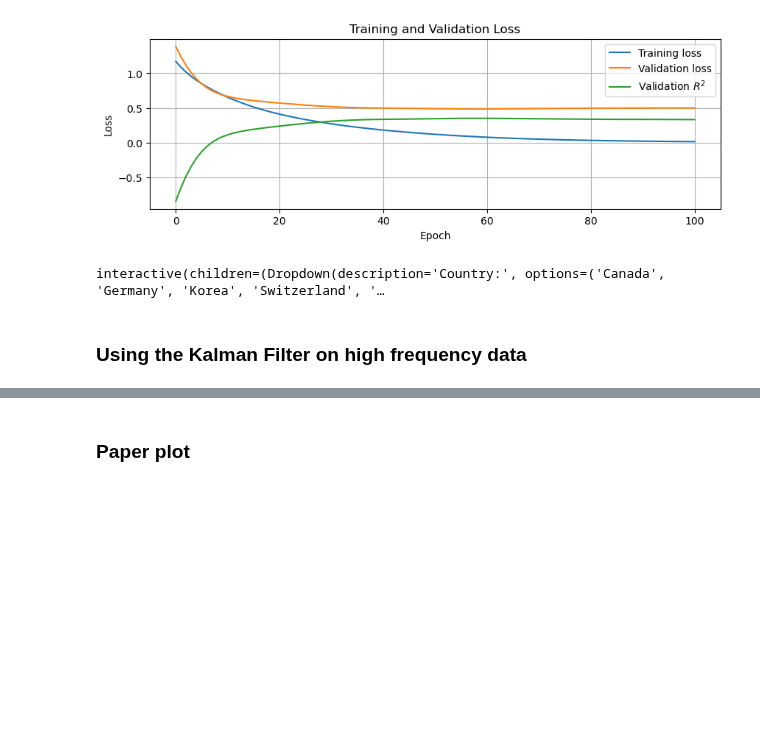
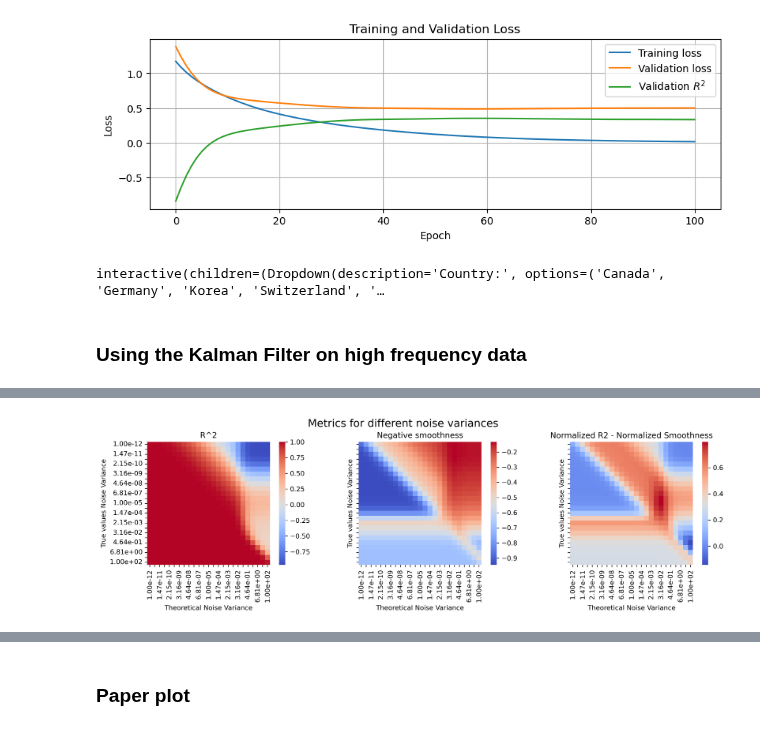
Before and after one commit to theS3b/Smoothing-Techniques-for-Predicting-High-Frequency-Time-Series, a Jupyter notebook: Kalman Filter on % GDP diff, with & without including real values.ipynb, the cells around one changed output, grey strips where cells are left out. Drawn from its saved outputs; the diff is of its cells as text; code cells hidden in the pictures; blank space fills up the shorter version.

```diff
--- a/Kalman Filter on % GDP diff, with & without including real values.ipynb
+++ b/Kalman Filter on % GDP diff, with & without including real values.ipynb
@@ -291,0 +279,42 @@ interactive(children=(Dropdown(description='Country:', options=('Canada', 'Germa
+# %%
+# combination of both
+normalized_r2s = (r2s - r2s.min()) / (r2s.max() - r2s.min())
+normalized_smoothness_losses = (smoothness_losses - smoothness_losses.min()) / (smoothness_losses.max() - smoothness_losses.min())
+optimal_metric = normalized_r2s - normalized_smoothness_losses
+
+def noise_variance_heatmap(r2s, smoothness_losses, optimal_metric, variances, file_path=None):
+    fig, axes = plt.subplots(1, 3, figsize=(14, 4), sharey=True, sharex=True, dpi=300)
+    fig.suptitle("Metrics for different noise variances", fontsize=16)
+
+    for ax in axes:
+        ax.set_box_aspect(1)
+
+    ticklabels = [f'{v:.2e}' if i % 2 == 0 else '' for i, v in enumerate(variances)] # show every second label
+
+    # heatmap for R2
+    sns.heatmap(r2s, annot=False, fmt=".2f", xticklabels=ticklabels, yticklabels=ticklabels, cmap="coolwarm", ax=axes[0])
+    axes[0].set_title("R^2")
+    axes[0].set_xlabel("Theoretical Noise Variance")
+    axes[0].set_ylabel("True values Noise Variance")
+
+    # heatmap for smoothness
+    sns.heatmap(-smoothness_losses, annot=False, fmt=".2f", xticklabels=ticklabels, yticklabels=ticklabels, cmap="coolwarm", ax=axes[1])
+    axes[1].set_title("Negative smoothness")
+    axes[1].set_xlabel("Theoretical Noise Variance")
+    axes[1].set_ylabel("True values Noise Variance")
+
+    # heatmap for the optimal metric
+    sns.heatmap(optimal_metric, annot=False, fmt=".2f", xticklabels=ticklabels, yticklabels=ticklabels, cmap="coolwarm", ax=axes[2])
+    axes[2].set_title("Normalized R2 - Normalized Smoothness")
+    axes[2].set_xlabel("Theoretical Noise Variance")
+    axes[2].set_ylabel("True values Noise Variance")
+
+    if file_path:
+        plt.savefig(file_path, bbox_inches='tight')
+
+    plt.tight_layout()
+    plt.show()
+
+noise_variance_heatmap(r2s, smoothness_losses, optimal_metric, variances)
+# %% [output]
+[figure, added]
```
Also changed, not shown: parts of 21 cells of this notebook, 7 other files.
